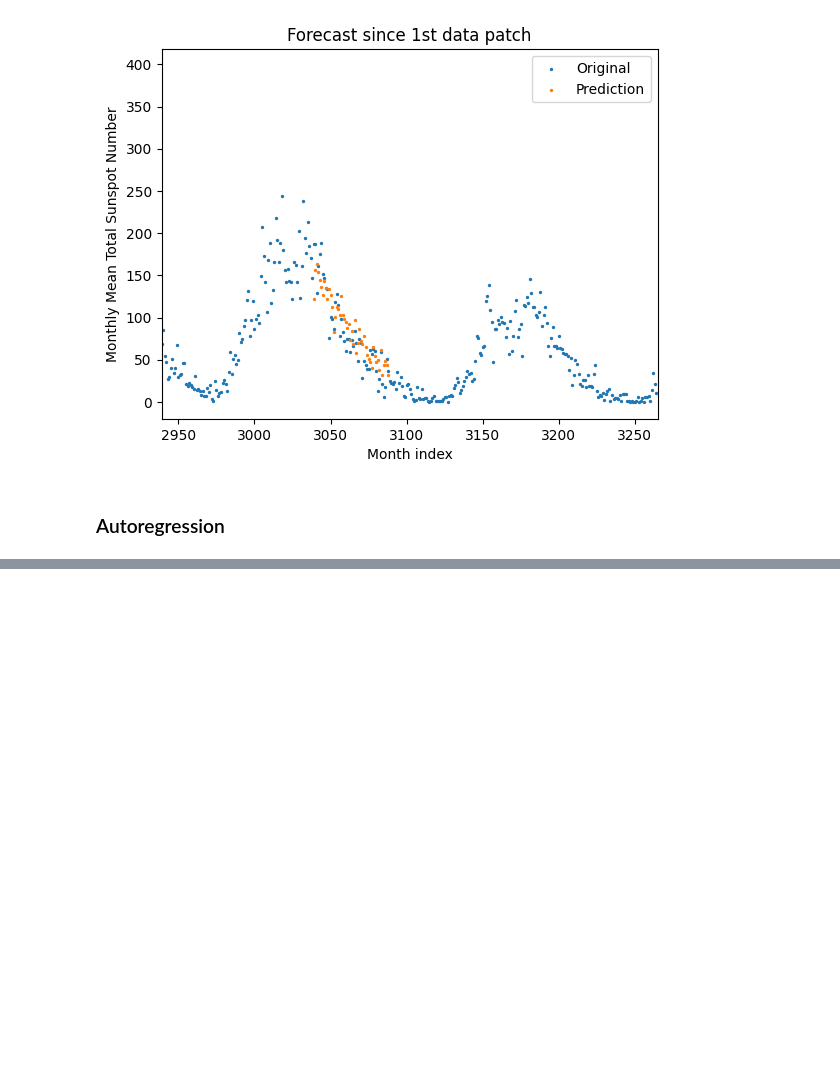
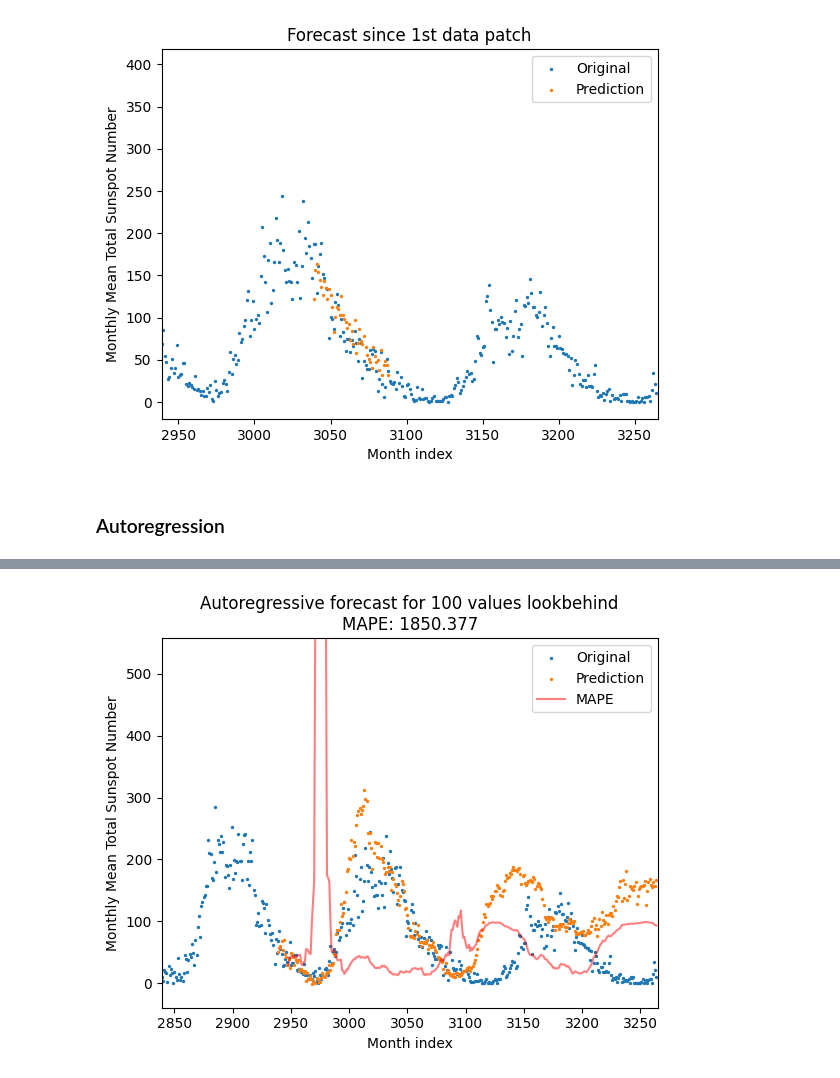
Before and after one commit to Wotaker/timeseries-models, a Jupyter notebook: xgb_report.ipynb, the cells around one changed output, grey strips where cells are left out. Drawn from its saved outputs; the diff is of its cells as text; code cells hidden in the pictures; blank space fills up the shorter version.

```diff
--- a/xgb_report.ipynb
+++ b/xgb_report.ipynb
@@ -71,0 +92,4 @@ plot_forecast_ar(ds_sunspots_ar.series_all, forecast_series_ar, months_lim, N_ST
+# %%
+plot_forecast_ar(ds_sunspots_ar.series_all, forecast_series_ar, months_lim, N_STEPS_IN_AR, metric_name="mape")
+# %% [output]
+[figure, added]
```
Also changed, not shown: parts of 6 cells of this notebook, 3 other files.
